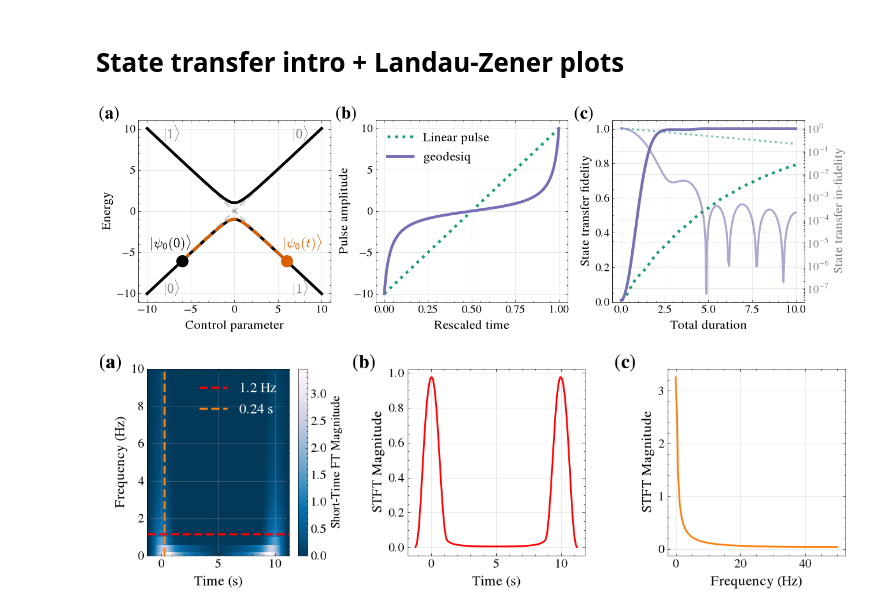
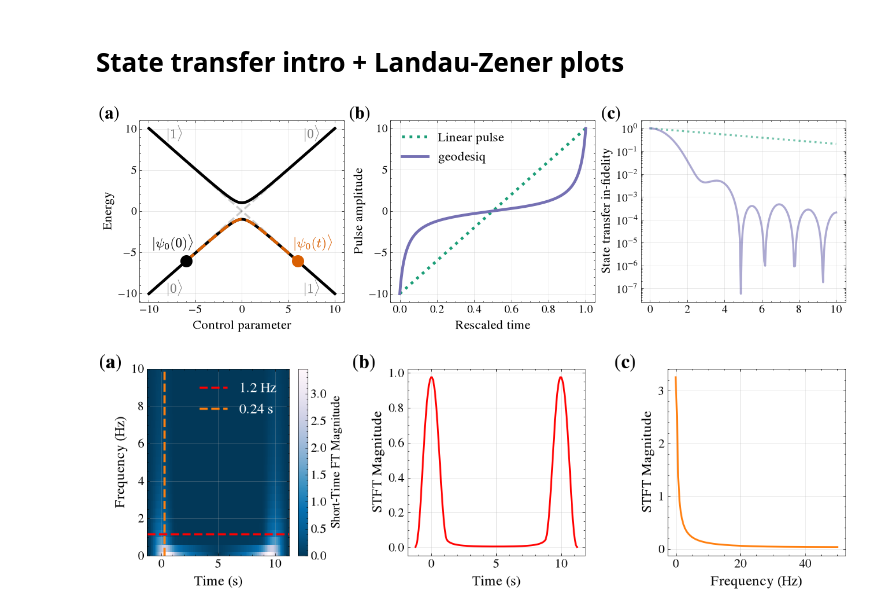
Before and after one commit to geodesiq-control/geodesiq-control, a Jupyter notebook: dev/manuscript_figures.ipynb, the cells around one changed output. Cells and saved outputs as stored; diff of their text form; code cells hidden in the pictures.

```diff
--- a/dev/manuscript_figures.ipynb
+++ b/dev/manuscript_figures.ipynb
@@ -121,50 +121,41 @@ ax_a.text(0.75, 0.3, r"$|\psi_\text{0}(t)\rangle$", fontsize=17, color=C_SPECTRU
 
 # ─────────────────────────────────────────────────────────────────────────────
 # (b)  Pulse
 # ─────────────────────────────────────────────────────────────────────────────
 ax_b.plot(t_lin, pulse_lin, color=C_LINEAR, lw=linewidth, label="Linear pulse", ls="dotted")
 ax_b.plot(t_geo, pulse_geo, color=C_GEOMETRIC, lw=linewidth, label="geodesiq")
 
 ax_b.set_xlabel("Rescaled time", fontsize=fontsize_label)
 ax_b.set_ylabel("Pulse amplitude", fontsize=fontsize_label)
 ax_b.legend(frameon=False, fontsize=fontsize_label)
 
 # ─────────────────────────────────────────────────────────────────────────────
-# (c)  Fidelity (left) + Infidelity log-scale (right)
+# (c)  Infidelity log-scale
 # ─────────────────────────────────────────────────────────────────────────────
-ax_c_r = ax_c.twinx()
 
-# Left axis — fidelity
-ax_c.plot(durations, fidelity_linear, color=C_LINEAR, lw=linewidth, ls="dotted")
-ax_c.plot(durations, fidelities_geometric, color=C_GEOMETRIC, lw=linewidth)
-ax_c.set_ylim(0, 1.05)
-ax_c.set_xlabel("Total duration", fontsize=fontsize_label)
-ax_c.set_ylabel("State transfer fidelity", fontsize=fontsize_label)
-
-# Right axis — infidelity (log)
+# infidelity (log)
 infidelity_linear = 1 - fidelity_linear
 infidelity_geometric = 1 - fidelities_geometric
 
-ax_c_r.semilogy(durations, infidelity_linear, color=C_LINEAR, lw=linewidth - 1, alpha=0.6, ls="dotted")
-ax_c_r.semilogy(durations, infidelity_geometric, color=C_GEOMETRIC, lw=linewidth - 1, alpha=0.6)
-ax_c_r.set_ylabel("State transfer in-fidelity", color="gray", fontsize=fontsize_label)
-ax_c_r.tick_params(axis="y", colors="gray")
-ax_c_r.yaxis.set_minor_locator(ticker.LogLocator(subs="all"))
+ax_c.semilogy(durations, infidelity_linear, color=C_LINEAR, lw=linewidth - 1, alpha=0.6, ls="dotted")
+ax_c.semilogy(durations, infidelity_geometric, color=C_GEOMETRIC, lw=linewidth - 1, alpha=0.6)
+ax_c.set_ylabel("State transfer in-fidelity", fontsize=fontsize_label)
+ax_c.yaxis.set_minor_locator(ticker.LogLocator(subs="all"))
 
-for ax in [ax_a, ax_b, ax_c, ax_c_r]:
+for ax in [ax_a, ax_b, ax_c]:
     ax.tick_params(labelsize=14)
     ax.grid(alpha=0.4)
 
 for i, ax in enumerate([ax_a, ax_b, ax_c]):
     ax.text(
         -0.1, 1.08, f"({chr(97 + i)})", transform=ax.transAxes, fontsize=22, fontweight="bold", va="top", ha="right"
     )
 
 plt.show()
 
 fig.savefig("figures/introduction.pdf")
 # %% [output]
-[figure, old version]
+[figure, new version]
 # %%
 total_time = 10
 pulse = model_lz.synthesize_pulse(duration=total_time)
```
Also changed, not shown: parts of 7 cells of this notebook, 5 other files.
